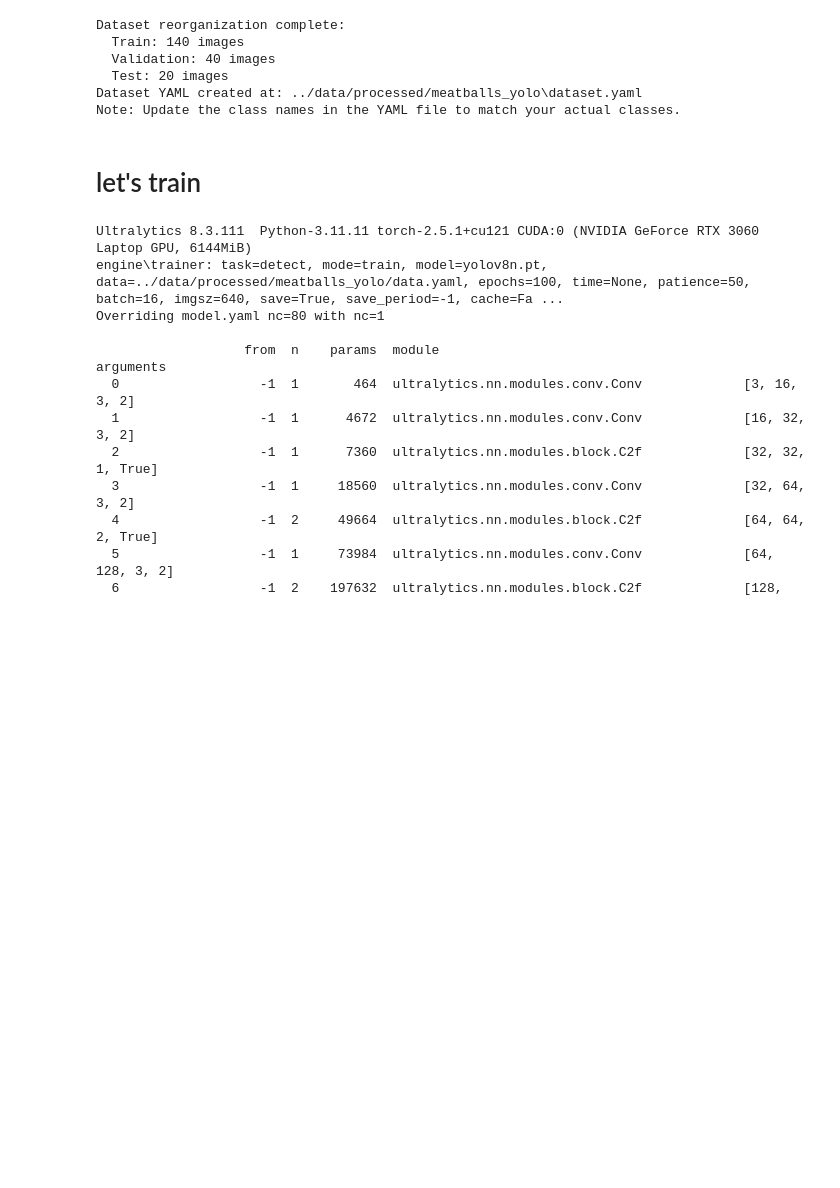
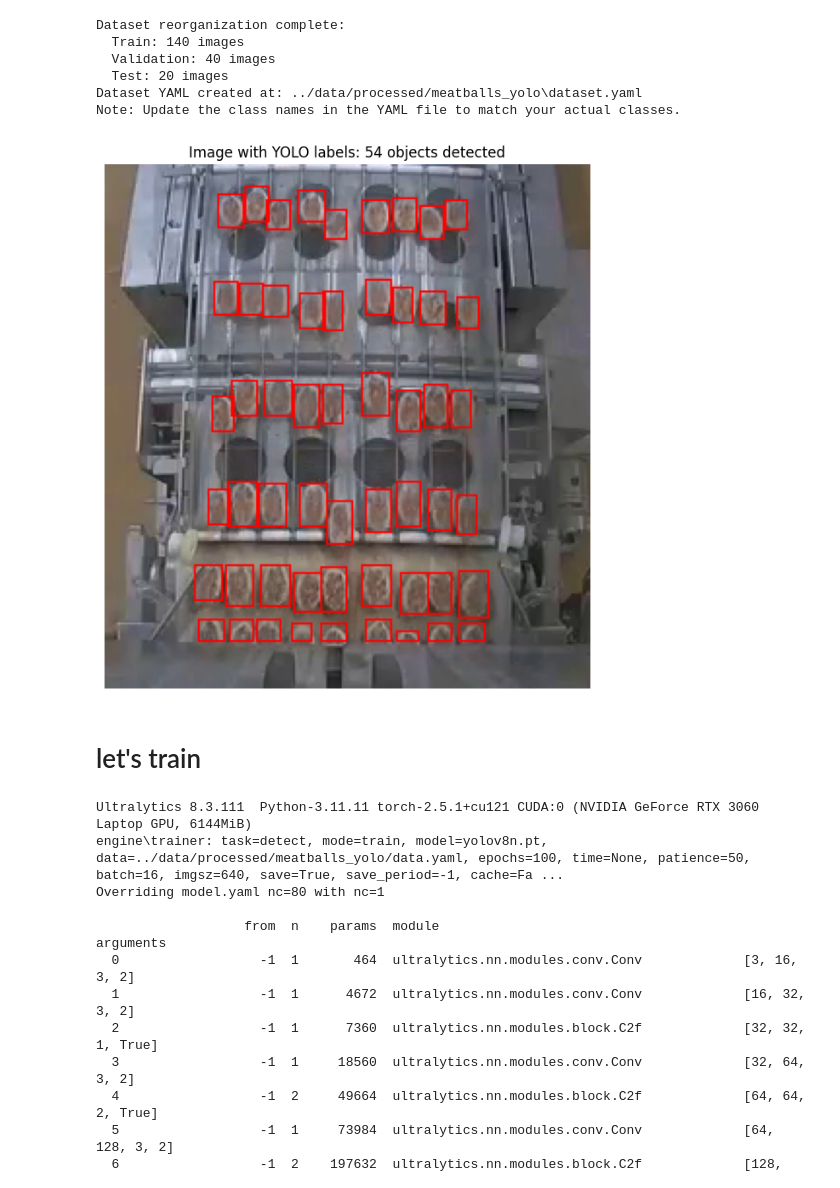
Before and after one commit to FactbirdHQ/auto-annotation-sam, a Jupyter notebook: notebooks/uncertainty_yolo.ipynb, the cells around one changed output. Saved outputs shown, nothing was run; the diff lists cells and outputs as text; code cells hidden in the pictures; blank space fills up the shorter version.

```diff
--- a/notebooks/uncertainty_yolo.ipynb
+++ b/notebooks/uncertainty_yolo.ipynb
@@ -172,3 +244,9 @@ Note: Update the class names in the YAML file to match your actual classes.
+# %%
+img = 'C:/Users/gtoft/OneDrive/DTU/4_Semester_AS/Master_Thesis/auto-annotation-sam/data/processed/meatballs_yolo/images/test/frame_000072.png'
+
+result = show_yolo_labels(img)
+# %% [output]
+[figure, added]
 # %% [markdown]
 # let's train
 # %%
```
Also changed, not shown: parts of 2 cells of this notebook, 1 other file.
